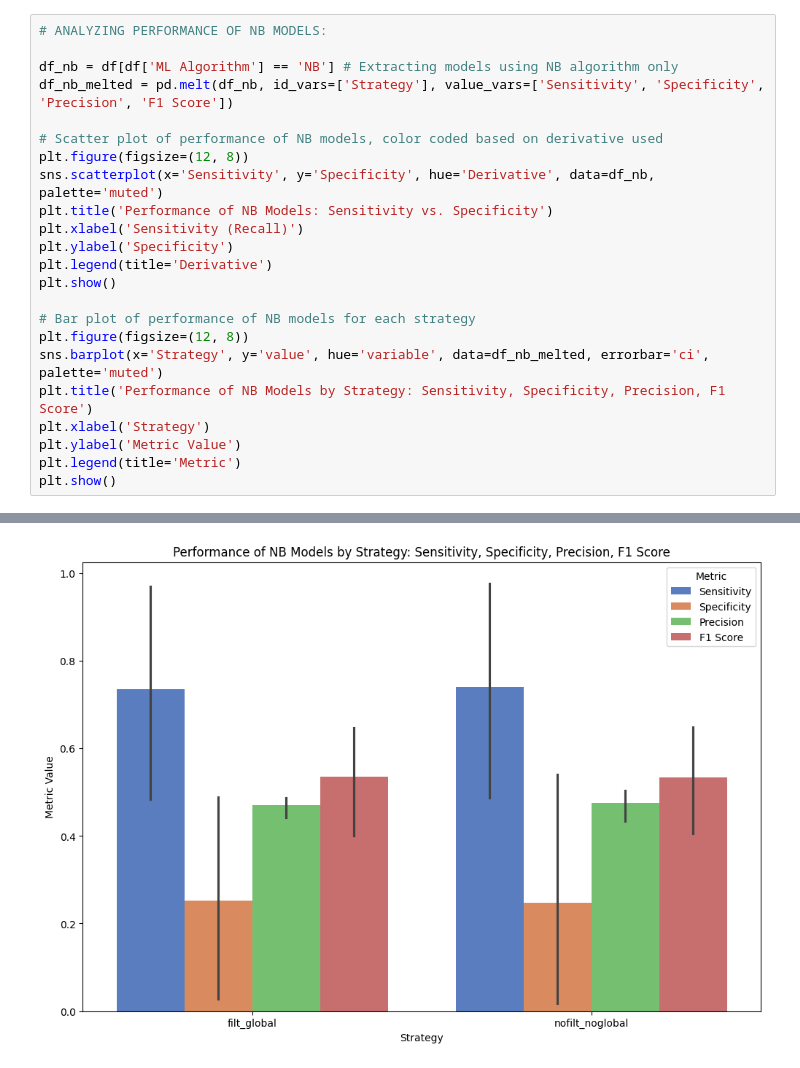
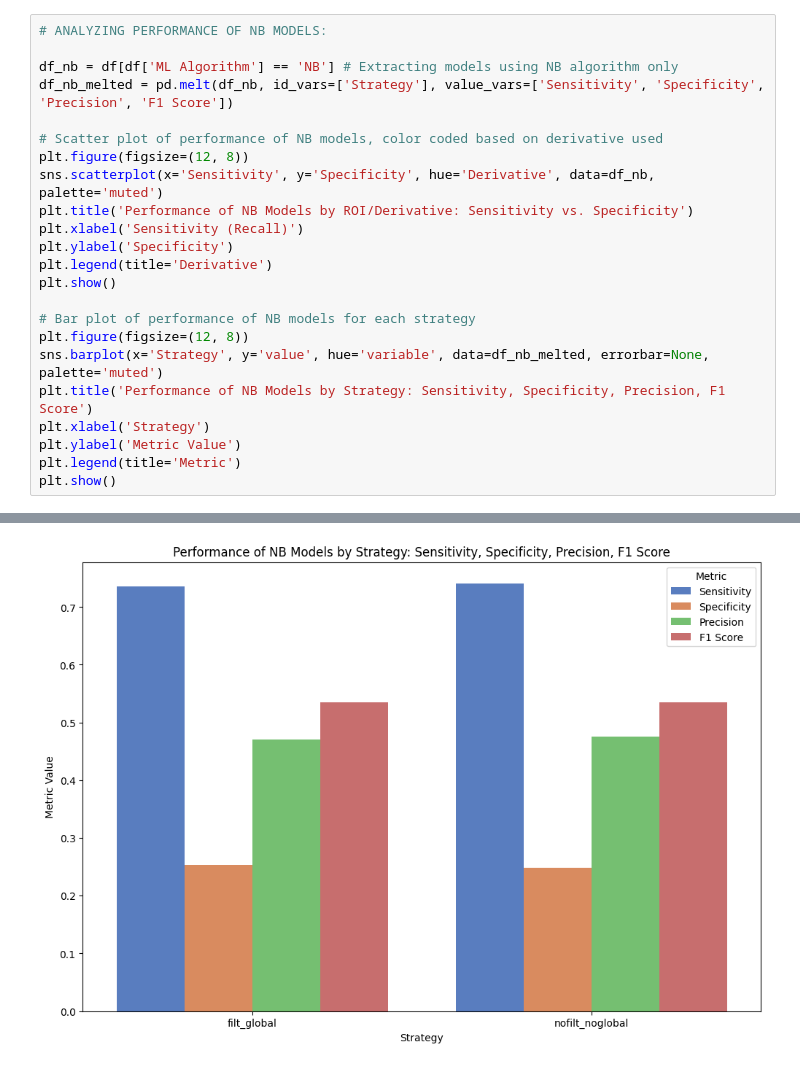
Before and after one commit to owani01/ASD_Diagnostic_Research_2023-24, a Jupyter notebook: experiment1_analysis.ipynb, the cells around one changed output, grey strips where cells are left out. Drawn from its saved outputs; the diff is of its cells as text.

Commit message:
finished analysis graphs of experimental data

```diff
--- a/experiment1_analysis.ipynb
+++ b/experiment1_analysis.ipynb
@@ -163,7 +175,7 @@ df_nb_melted = pd.melt(df_nb, id_vars=['Strategy'], value_vars=['Sensitivity', '
 # Scatter plot of performance of NB models, color coded based on derivative used
 plt.figure(figsize=(12, 8))
 sns.scatterplot(x='Sensitivity', y='Specificity', hue='Derivative', data=df_nb, palette='muted')
-plt.title('Performance of NB Models: Sensitivity vs. Specificity')
+plt.title('Performance of NB Models by ROI/Derivative: Sensitivity vs. Specificity')
 plt.xlabel('Sensitivity (Recall)')
 plt.ylabel('Specificity')
 plt.legend(title='Derivative')
@@ -171,7 +183,7 @@ plt.show()
 
 # Bar plot of performance of NB models for each strategy
 plt.figure(figsize=(12, 8))
-sns.barplot(x='Strategy', y='value', hue='variable', data=df_nb_melted, errorbar='ci', palette='muted')
+sns.barplot(x='Strategy', y='value', hue='variable', data=df_nb_melted, errorbar=None, palette='muted')
 plt.title('Performance of NB Models by Strategy: Sensitivity, Specificity, Precision, F1 Score')
 plt.xlabel('Strategy')
 plt.ylabel('Metric Value')
@@ -182 +194 @@ plt.show()
-[figure, old version]
+[figure, new version]
```
Also changed, not shown: parts of 13 cells of this notebook.
